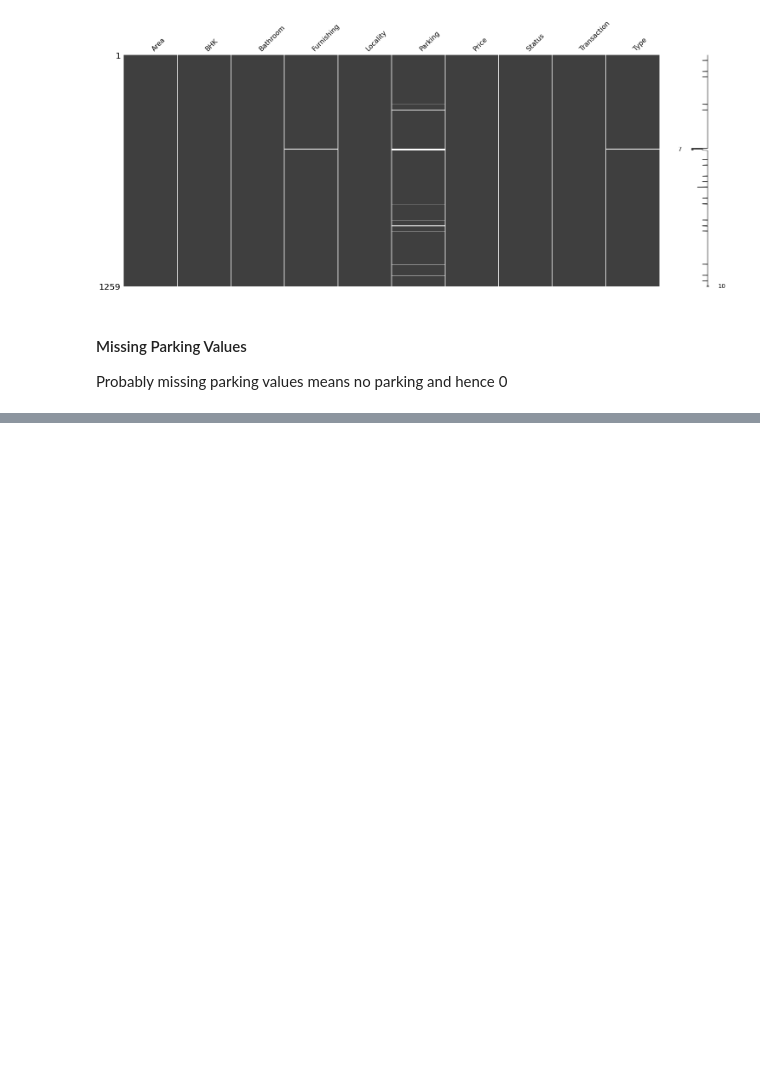
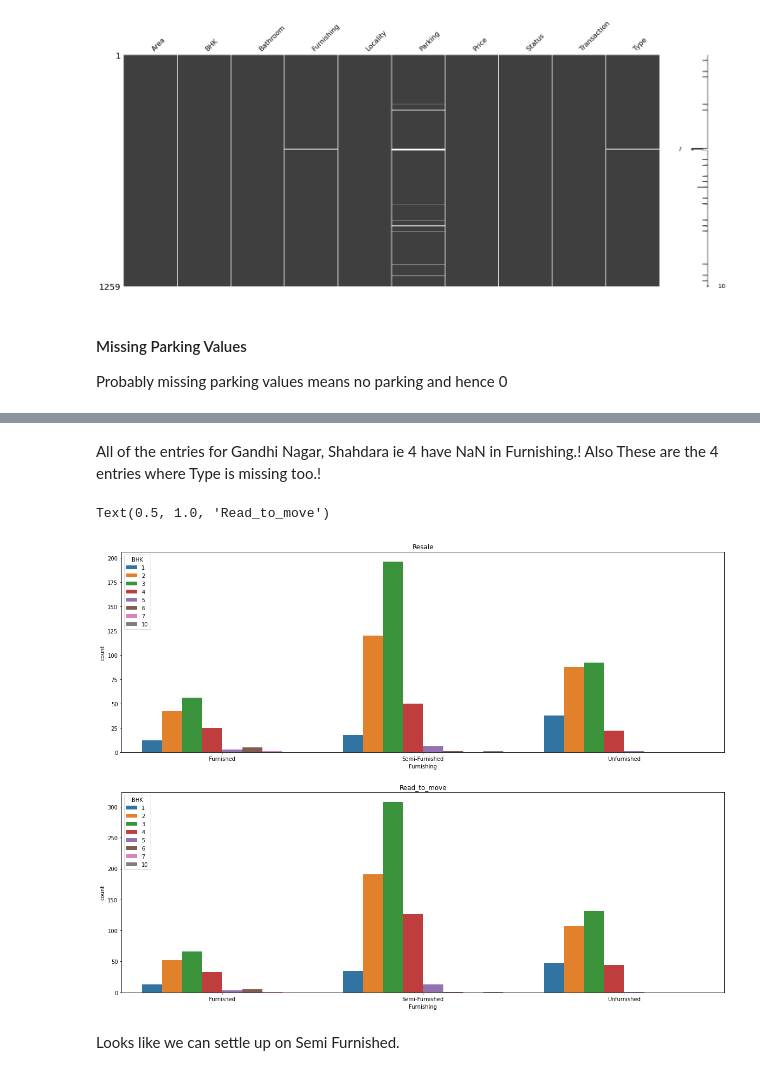
Before and after one commit to Divakar6336/Delhi-House-Price-Prediction, a Jupyter notebook: EDA_v1.ipynb, the cells around one changed output, grey strips where cells are left out. Cells and saved outputs as stored; diff of their text form; code cells hidden in the pictures; blank space fills up the shorter version.

```diff
--- a/EDA_v1.ipynb
+++ b/EDA_v1.ipynb
@@ -126,0 +143,3 @@ missingno.matrix(df)
+# %%
+df.iloc[719,3] = 'Unfurnished'
+df.iloc[719,9] = 'Builder_Floor'
@@ -126,0 +162,15 @@ missingno.matrix(df)
+# %% [markdown]
+All of the entries for Gandhi Nagar, Shahdara ie 4 have NaN in Furnishing.! Also These are the 4 entries where Type is missing too.!
+# %%
+plt.figure(figsize=(20,15))
+plt.subplot(2,1,1)
+sns.countplot(x='Furnishing',hue='BHK', data = df[df['Transaction']=='Resale'].sort_values(by='Furnishing'))
+plt.title('Resale')
+plt.subplot(2,1,2)
+sns.countplot(x='Furnishing',hue='BHK', data = df[df['Status']=='Ready_to_move'].sort_values(by='Furnishing'))
+plt.title('Read_to_move')
+# %% [output]
+Text(0.5, 1.0, 'Read_to_move')
+[figure, added]
+# %% [markdown]
+Looks like we can settle up on Semi Furnished.
```
Also changed, not shown: parts of 12 cells of this notebook.
